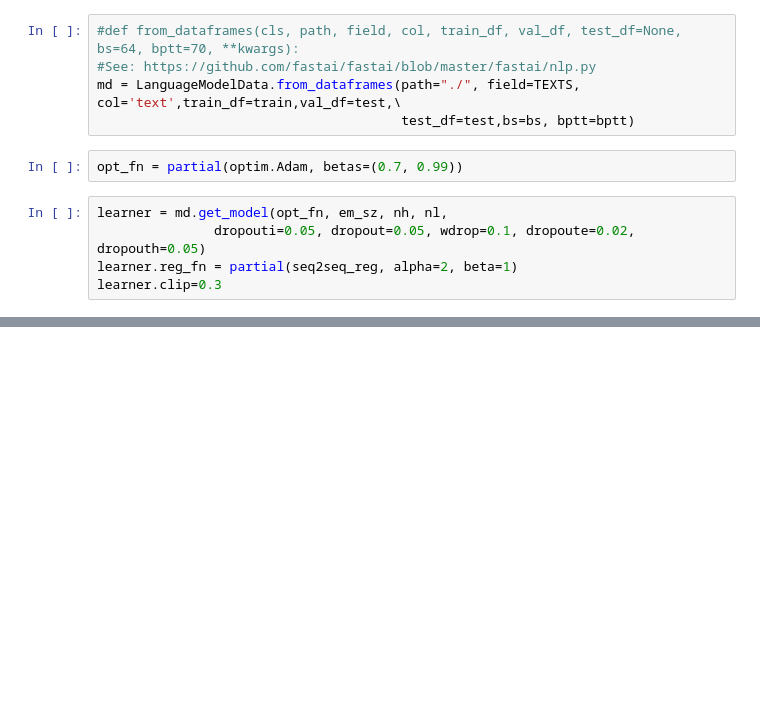
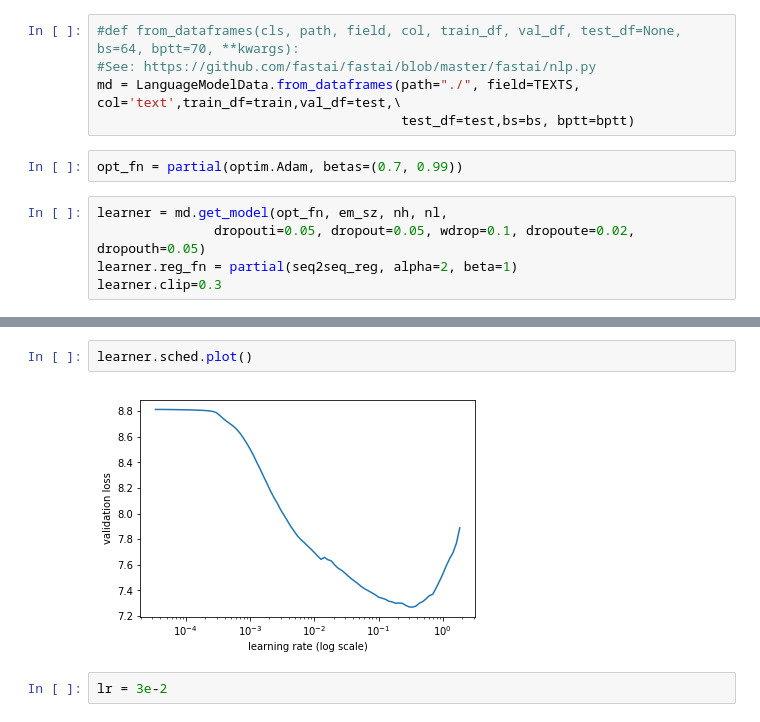
Before and after one commit to xjdeng/fastai_reddit, a Jupyter notebook: main.ipynb, the cells around one changed output, grey strips where cells are left out. Drawn from its saved outputs; the diff is of its cells as text; blank space fills up the shorter version.

```diff
--- a/main.ipynb
+++ b/main.ipynb
@@ -162 +170,7 @@ learner.clip=0.3
+# %%
+learner.sched.plot()
+# %% [output]
+[figure, added]
+# %%
+lr = 3e-2
 # %%
```
Also changed, not shown: parts of 5 cells of this notebook.
